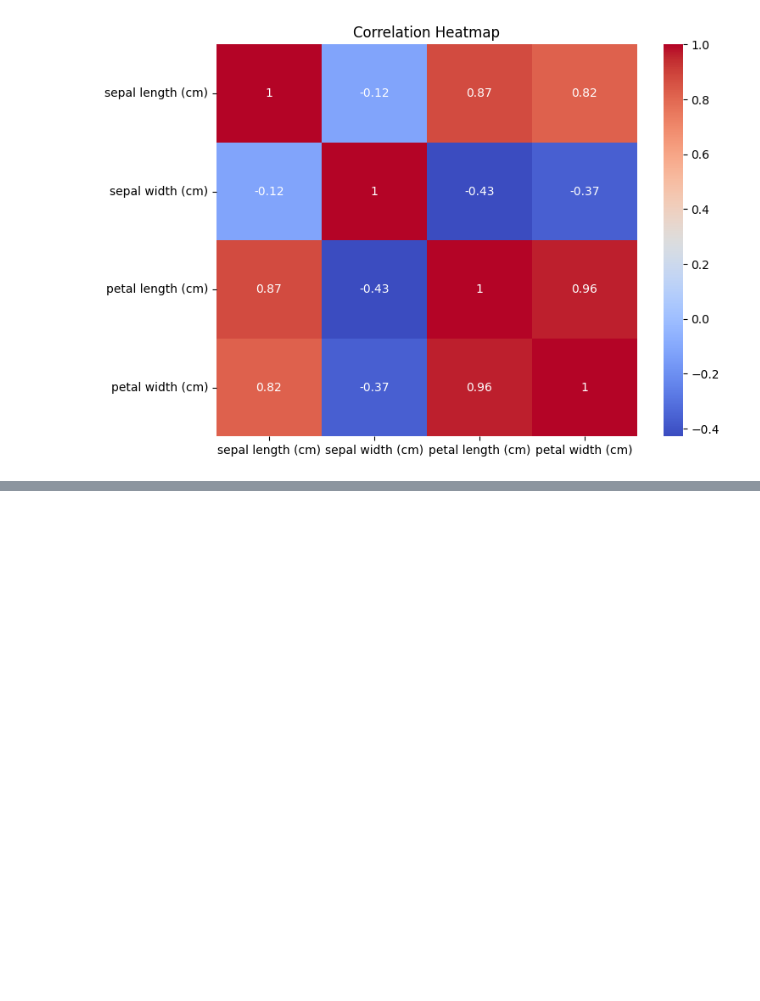
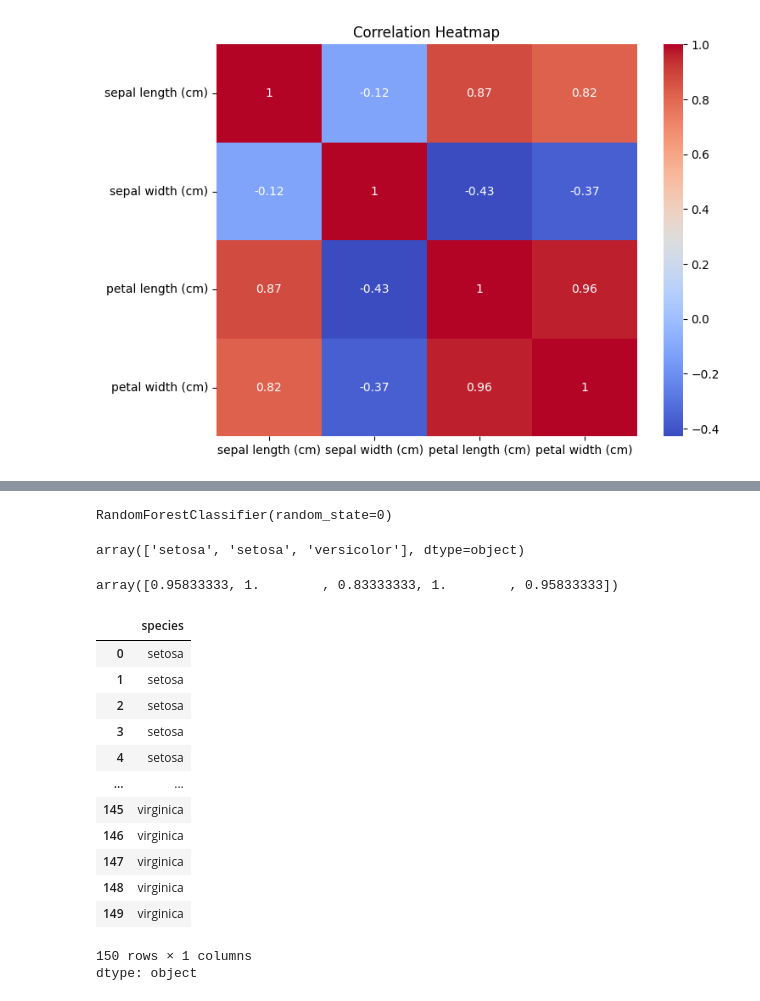
Before and after one commit to denverkim/DATA_MINING, a Jupyter notebook: DM_LAB2.ipynb, the cells around one changed output, grey strips where cells are left out. Saved outputs shown, nothing was run; the diff lists cells and outputs as text; code cells hidden in the pictures; blank space fills up the shorter version.

```diff
--- a/DM_LAB2.ipynb
+++ b/DM_LAB2.ipynb
@@ -90,0 +121,35 @@ plt.show()
+# %%
+from sklearn.ensemble import RandomForestClassifier
+rf = RandomForestClassifier(random_state=0)
+rf.fit(x_train, y_train)
+# %% [output]
+RandomForestClassifier(random_state=0)
+# %%
+dt.predict(x_train.iloc[:3])
+# %% [output]
+array(['setosa', 'setosa', 'versicolor'], dtype=object)
+# %%
+from sklearn.model_selection import cross_val_score
+y_pred = rf.predict(x_test)
+# accuracy_score(y_train, y_pred)
+cross_val_score(rf, x_train, y_train, cv=5,
+                scoring='accuracy')
+# %% [output]
+array([0.95833333, 1.        , 0.83333333, 1.        , 0.95833333])
+# %%
+y
+# %% [output]
+|  | species |
+| 0 | setosa |
+| 1 | setosa |
+| 2 | setosa |
+| 3 | setosa |
+| 4 | setosa |
+| ... | ... |
+| 145 | virginica |
+| 146 | virginica |
+| 147 | virginica |
+| 148 | virginica |
+| 149 | virginica |
+150 rows × 1 columns
+dtype: object
```
Also changed, not shown: parts of 5 cells of this notebook.
